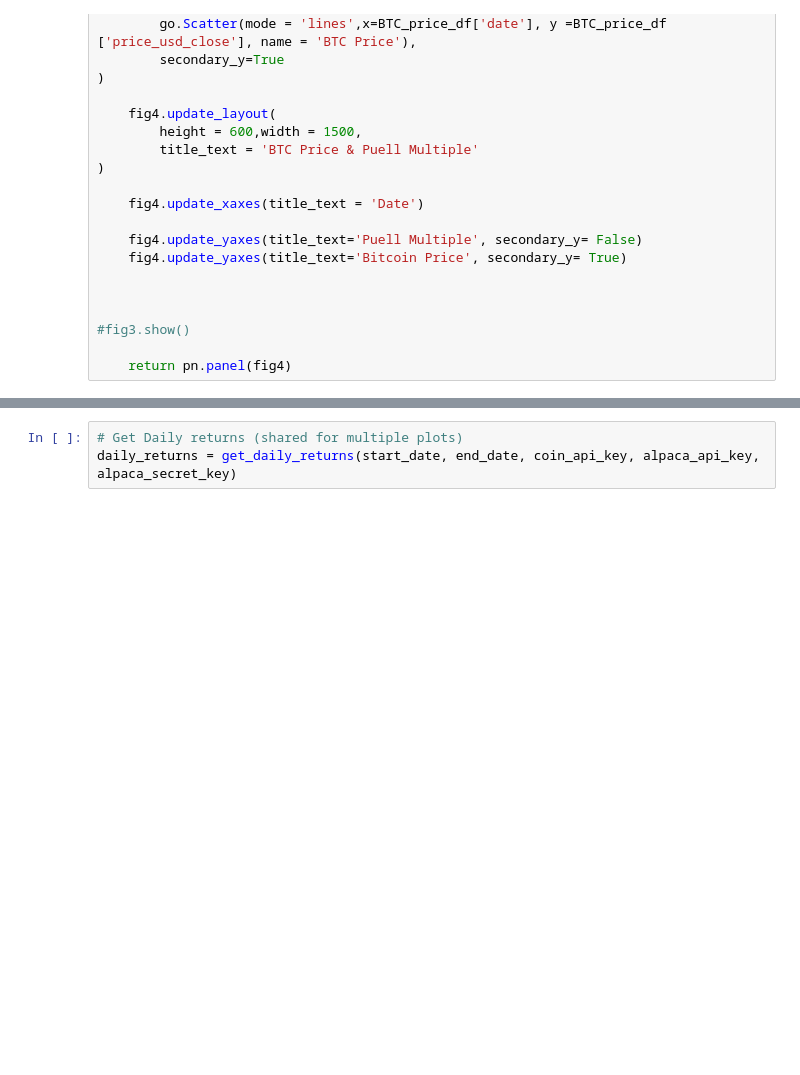
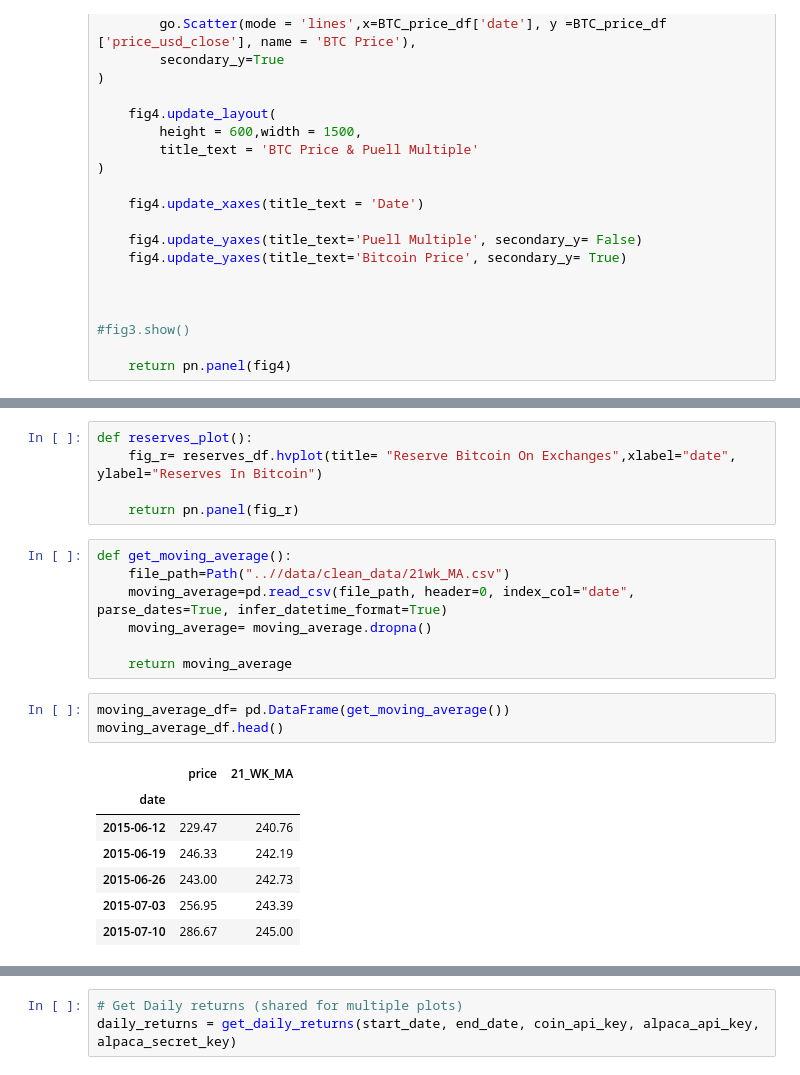
Before and after one commit to nospmah/fintech.group_project, a Jupyter notebook: reports/analysis.ipynb, the cells around one changed output, grey strips where cells are left out. Cells and saved outputs as stored; diff of their text form; blank space fills up the shorter version.

```diff
--- a/reports/analysis.ipynb
+++ b/reports/analysis.ipynb
@@ -490,0 +523,23 @@ def btc_price_puell2():
+# %%
+def reserves_plot():
+    fig_r= reserves_df.hvplot(title= "Reserve Bitcoin On Exchanges",xlabel="date", ylabel="Reserves In Bitcoin")
+
+    return pn.panel(fig_r)
+# %%
+def get_moving_average():
+    file_path=Path("..//data/clean_data/21wk_MA.csv")
+    moving_average=pd.read_csv(file_path, header=0, index_col="date", parse_dates=True, infer_datetime_format=True)
+    moving_average= moving_average.dropna()
+
+    return moving_average
+# %%
+moving_average_df= pd.DataFrame(get_moving_average())
+moving_average_df.head()
+# %% [output]
+|  | price | 21_WK_MA |
+| date |  |  |
+| 2015-06-12 | 229.47 | 240.76 |
+| 2015-06-19 | 246.33 | 242.19 |
+| 2015-06-26 | 243.00 | 242.73 |
+| 2015-07-03 | 256.95 | 243.39 |
+| 2015-07-10 | 286.67 | 245.00 |
```
Also changed, not shown: parts of 10 cells of this notebook, 2 other files.
